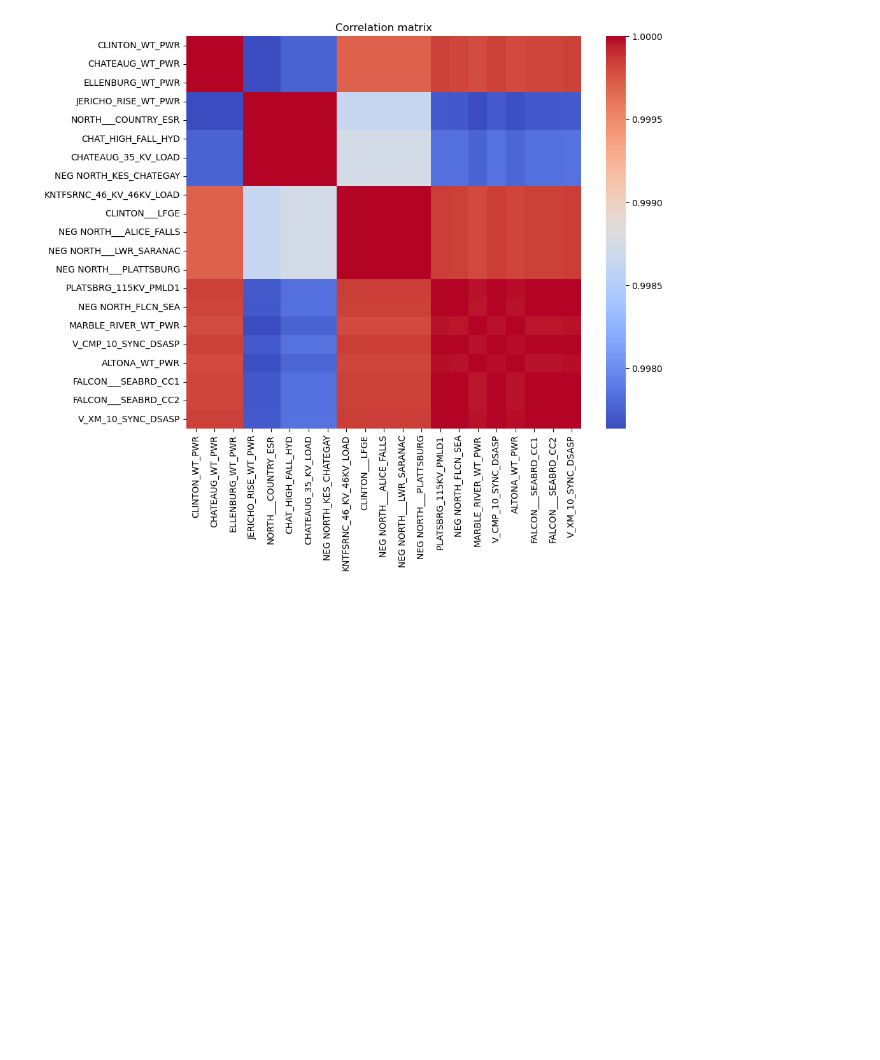
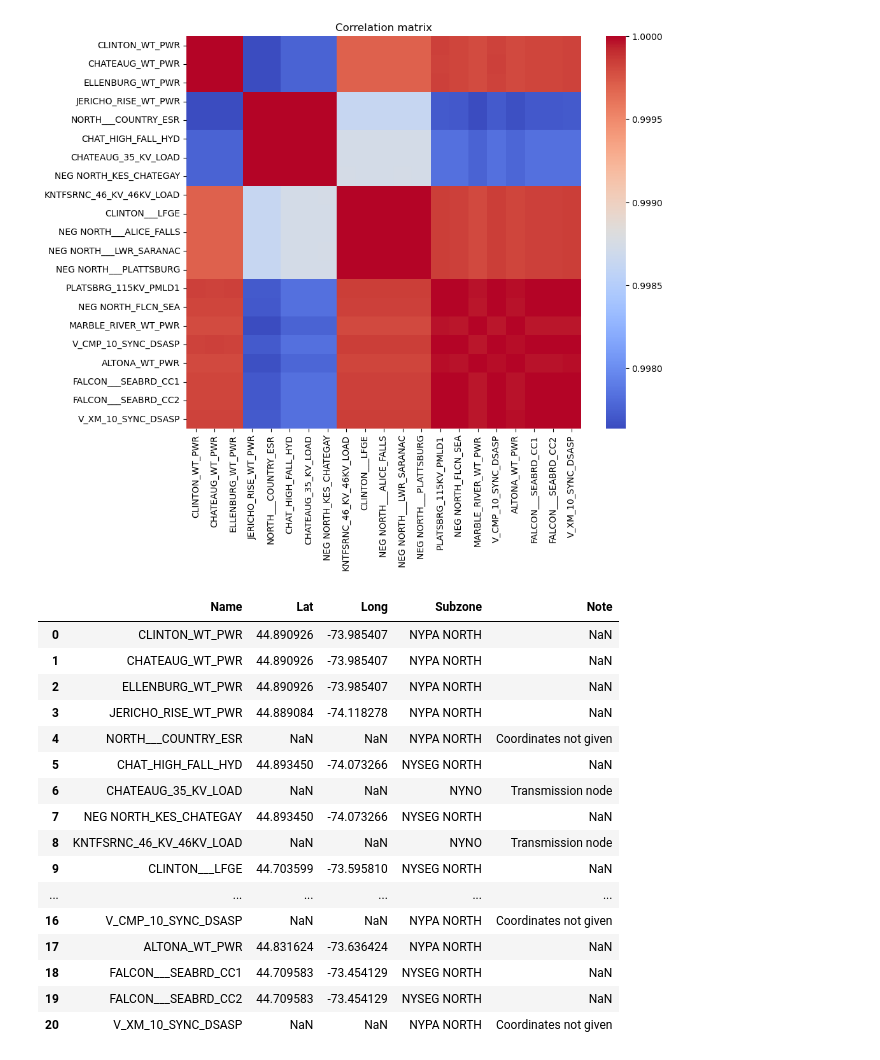
Before and after one commit to thdfw/gwks, a Jupyter notebook: nyiso_prices/nyiso_clusters.ipynb, the cells around one changed output. Drawn from its saved outputs; the diff is of its cells as text; code cells hidden in the pictures; blank space fills up the shorter version.

```diff
--- a/nyiso_prices/nyiso_clusters.ipynb
+++ b/nyiso_prices/nyiso_clusters.ipynb
@@ -77,3 +77,25 @@ plt.title('Correlation matrix')
 plt.show()
 # %% [output]
 [figure]
+# %%
+df = pd.read_csv('nodes_coord.csv',sep=';')
+display(df)
+df = df[['Name','Lat','Long']].dropna()
+# %% [output]
+|  | Name | Lat | Long | Subzone | Note |
+| 0 | CLINTON_WT_PWR | 44.890926 | -73.985407 | NYPA NORTH | NaN |
+| 1 | CHATEAUG_WT_PWR | 44.890926 | -73.985407 | NYPA NORTH | NaN |
+| 2 | ELLENBURG_WT_PWR | 44.890926 | -73.985407 | NYPA NORTH | NaN |
+| 3 | JERICHO_RISE_WT_PWR | 44.889084 | -74.118278 | NYPA NORTH | NaN |
+| 4 | NORTH___COUNTRY_ESR | NaN | NaN | NYPA NORTH | Coordinates not given |
+| 5 | CHAT_HIGH_FALL_HYD | 44.893450 | -74.073266 | NYSEG NORTH | NaN |
+| 6 | CHATEAUG_35_KV_LOAD | NaN | NaN | NYNO | Transmission node |
+| 7 | NEG NORTH_KES_CHATEGAY | 44.893450 | -74.073266 | NYSEG NORTH | NaN |
+| 8 | KNTFSRNC_46_KV_46KV_LOAD | NaN | NaN | NYNO | Transmission node |
+| 9 | CLINTON___LFGE | 44.703599 | -73.595810 | NYSEG NORTH | NaN |
+| ... | ... | ... | ... | ... | ... |
+| 16 | V_CMP_10_SYNC_DSASP | NaN | NaN | NYPA NORTH | Coordinates not given |
+| 17 | ALTONA_WT_PWR | 44.831624 | -73.636424 | NYPA NORTH | NaN |
+| 18 | FALCON___SEABRD_CC1 | 44.709583 | -73.454129 | NYSEG NORTH | NaN |
+| 19 | FALCON___SEABRD_CC2 | 44.709583 | -73.454129 | NYSEG NORTH | NaN |
+| 20 | V_XM_10_SYNC_DSASP | NaN | NaN | NYPA NORTH | Coordinates not given |
```
Also changed, not shown: parts of 2 cells of this notebook, 1 other file.
